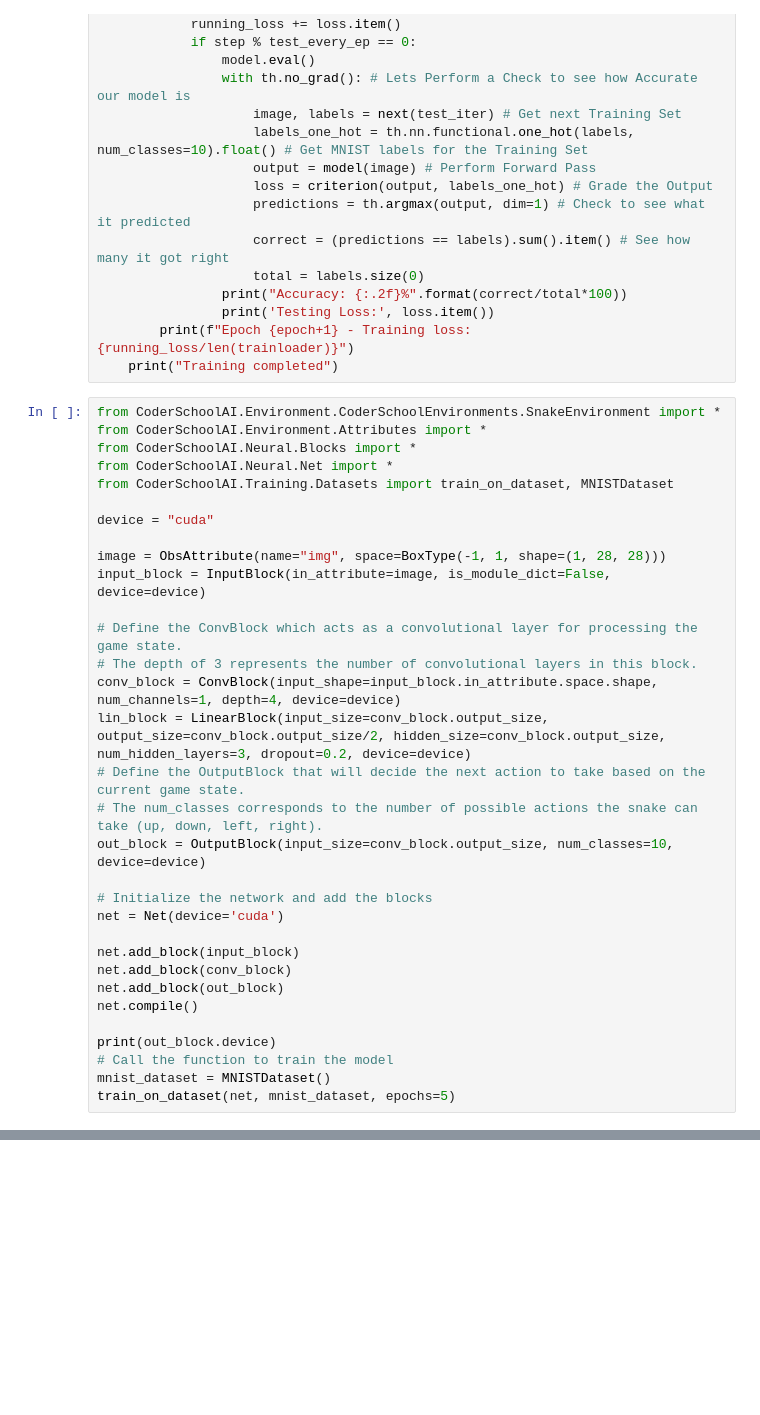
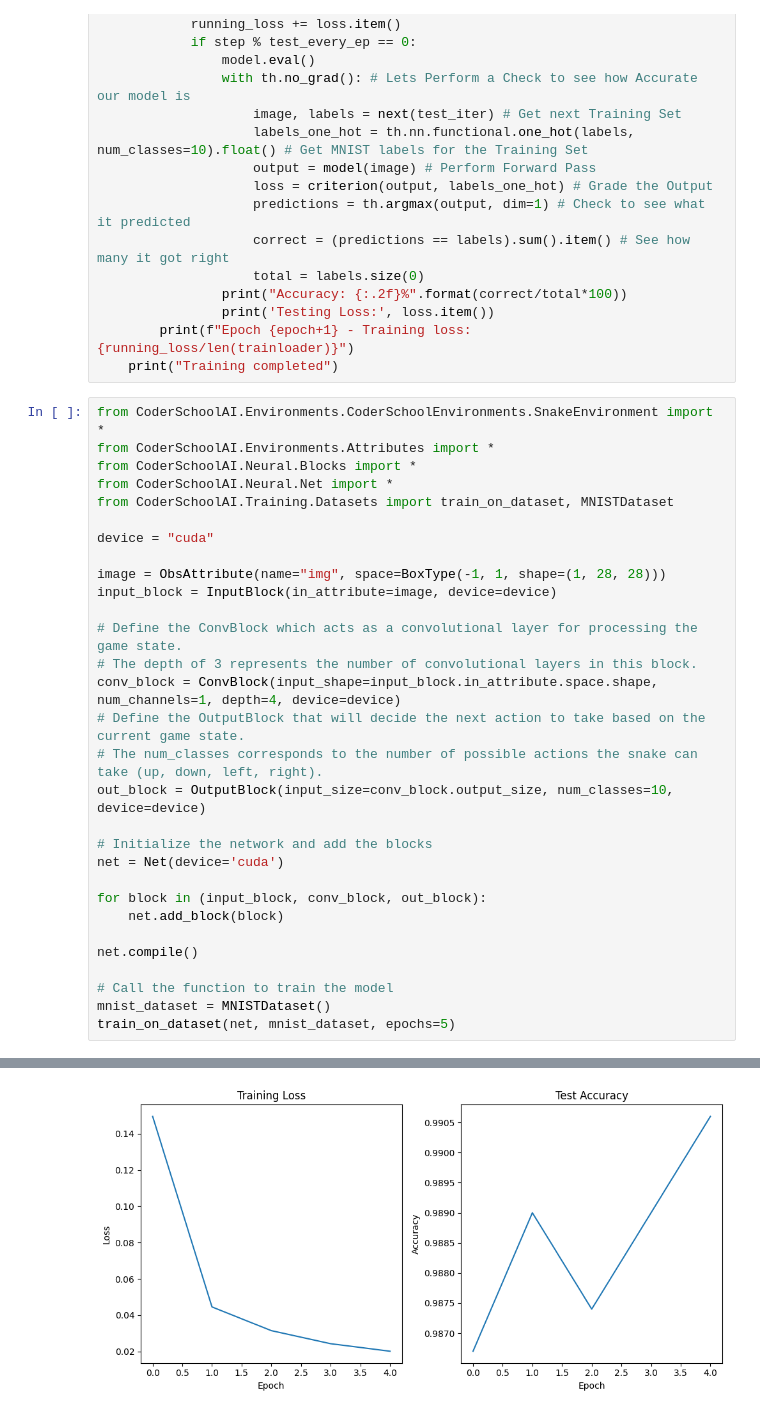
Before and after one commit to theCoderSchoolTampa/CoderSchoolAI, a Jupyter notebook: Curriculum/Week_3/Day_2.ipynb, the cells around one changed output, grey strips where cells are left out. Cells and saved outputs as stored; diff of their text form; blank space fills up the shorter version.

```diff
--- a/Curriculum/Week_3/Day_2.ipynb
+++ b/Curriculum/Week_3/Day_2.ipynb
@@ -55,8 +55,8 @@ def train_mnist(model, epochs=5, test_every_ep=90, learning_rate=0.003):
         print(f"Epoch {epoch+1} - Training loss: {running_loss/len(trainloader)}")
     print("Training completed")
 # %%
-from CoderSchoolAI.Environment.CoderSchoolEnvironments.SnakeEnvironment import *
-from CoderSchoolAI.Environment.Attributes import *
+from CoderSchoolAI.Environments.CoderSchoolEnvironments.SnakeEnvironment import *
+from CoderSchoolAI.Environments.Attributes import *
 from CoderSchoolAI.Neural.Blocks import *
 from CoderSchoolAI.Neural.Net import *
 from CoderSchoolAI.Training.Datasets import train_on_dataset, MNISTDataset
@@ -64,12 +64,11 @@ from CoderSchoolAI.Training.Datasets import train_on_dataset, MNISTDataset
 device = "cuda"
 
 image = ObsAttribute(name="img", space=BoxType(-1, 1, shape=(1, 28, 28)))
-input_block = InputBlock(in_attribute=image, is_module_dict=False, device=device)
+input_block = InputBlock(in_attribute=image, device=device)
 
 # Define the ConvBlock which acts as a convolutional layer for processing the game state.
 # The depth of 3 represents the number of convolutional layers in this block.
 conv_block = ConvBlock(input_shape=input_block.in_attribute.space.shape, num_channels=1, depth=4, device=device)
-lin_block = LinearBlock(input_size=conv_block.output_size, output_size=conv_block.output_size/2, hidden_size=conv_block.output_size, num_hidden_layers=3, dropout=0.2, device=device)
 # Define the OutputBlock that will decide the next action to take based on the current game state.
 # The num_classes corresponds to the number of possible actions the snake can take (up, down, left, right).
 out_block = OutputBlock(input_size=conv_block.output_size, num_classes=10, device=device)
@@ -77,12 +76,11 @@ out_block = OutputBlock(input_size=conv_block.output_size, num_classes=10, devic
 # Initialize the network and add the blocks
 net = Net(device='cuda')
 
-net.add_block(input_block)
-net.add_block(conv_block)
-net.add_block(out_block)
+for block in (input_block, conv_block, out_block):
+    net.add_block(block)
+
 net.compile()
 
-print(out_block.device)
 # Call the function to train the model
 mnist_dataset = MNISTDataset()
 train_on_dataset(net, mnist_dataset, epochs=5)
@@ -90,0 +130 @@ RuntimeError: Expected all tensors to be on the same device, but found at least
+[figure, added]
```
Also changed, not shown: parts of 1 cell of this notebook, 32 other files.
